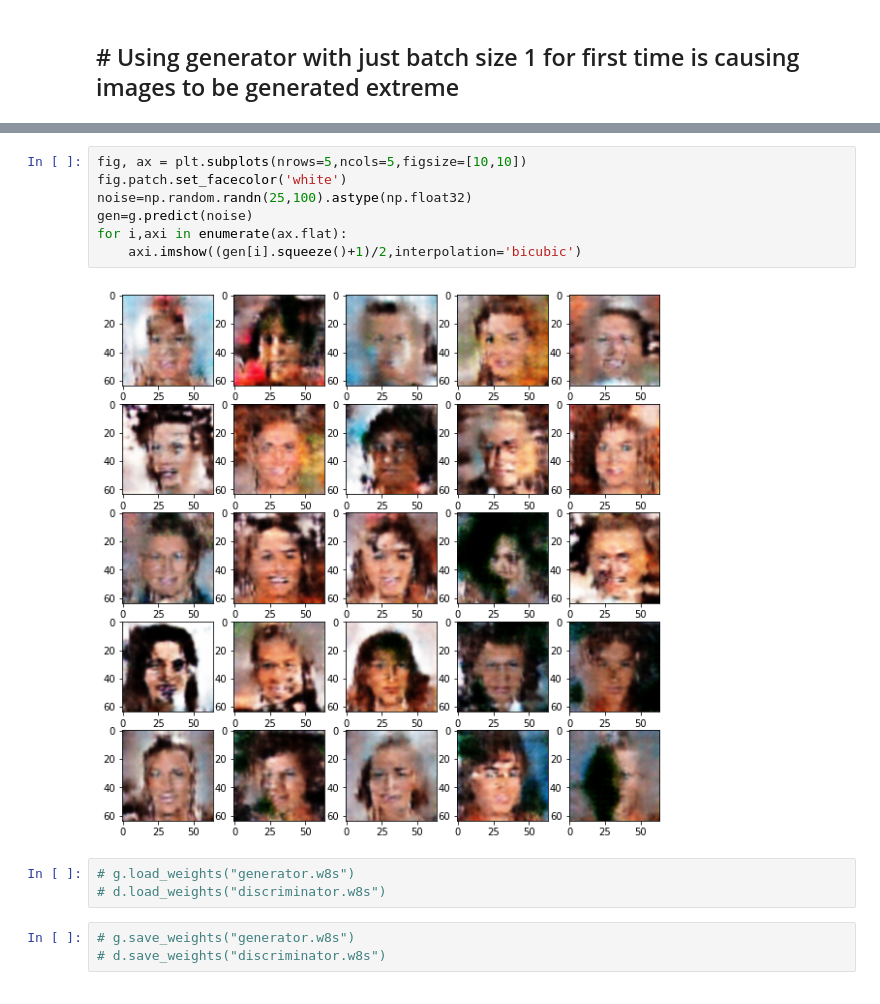
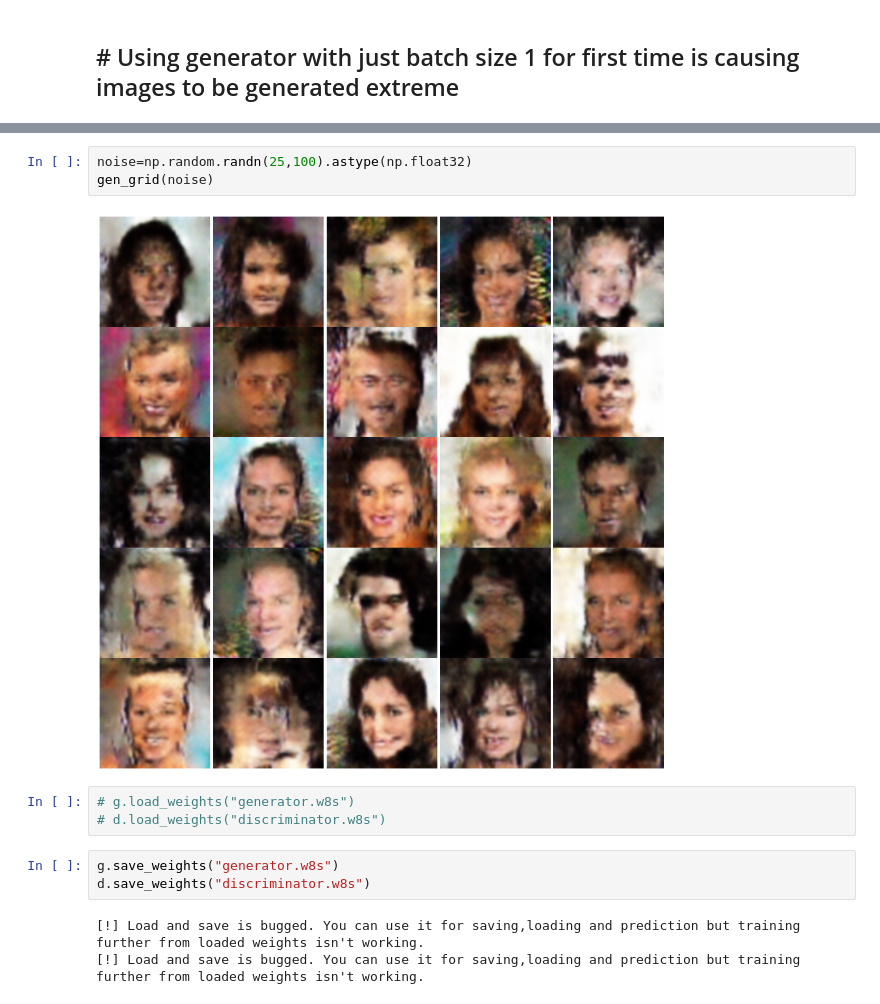
Before and after one commit to ShivamShrirao/GANs_from_scratch, a Jupyter notebook: DCGAN_celebs.ipynb, the cells around one changed output, grey strips where cells are left out. Drawn from its saved outputs; the diff is of its cells as text.

```diff
--- a/DCGAN_celebs.ipynb
+++ b/DCGAN_celebs.ipynb
@@ -205,15 +203,14 @@ print(d.predict(img))
-# %%
-fig, ax = plt.subplots(nrows=5,ncols=5,figsize=[10,10])
-fig.patch.set_facecolor('white')
-noise=np.random.randn(25,100).astype(np.float32)
-gen=g.predict(noise)
-for i,axi in enumerate(ax.flat):
-    axi.imshow((gen[i].squeeze()+1)/2,interpolation='bicubic')
-# %% [output]
-[figure, removed]
+# %%
+noise=np.random.randn(25,100).astype(np.float32)
+gen_grid(noise)
+# %% [output]
+[figure, added]
 # %%
 # g.load_weights("generator.w8s")
 # d.load_weights("discriminator.w8s")
 # %%
-# g.save_weights("generator.w8s")
-# d.save_weights("discriminator.w8s")
+g.save_weights("generator.w8s")
+d.save_weights("discriminator.w8s")
+# %% [output]
+[!] Load and save is bugged. You can use it for saving,loading and prediction but training further from loaded weights isn't working.
+[!] Load and save is bugged. You can use it for saving,loading and prediction but training further from loaded weights isn't working.
```
Also changed, not shown: parts of 6 cells of this notebook, 2 other files.
